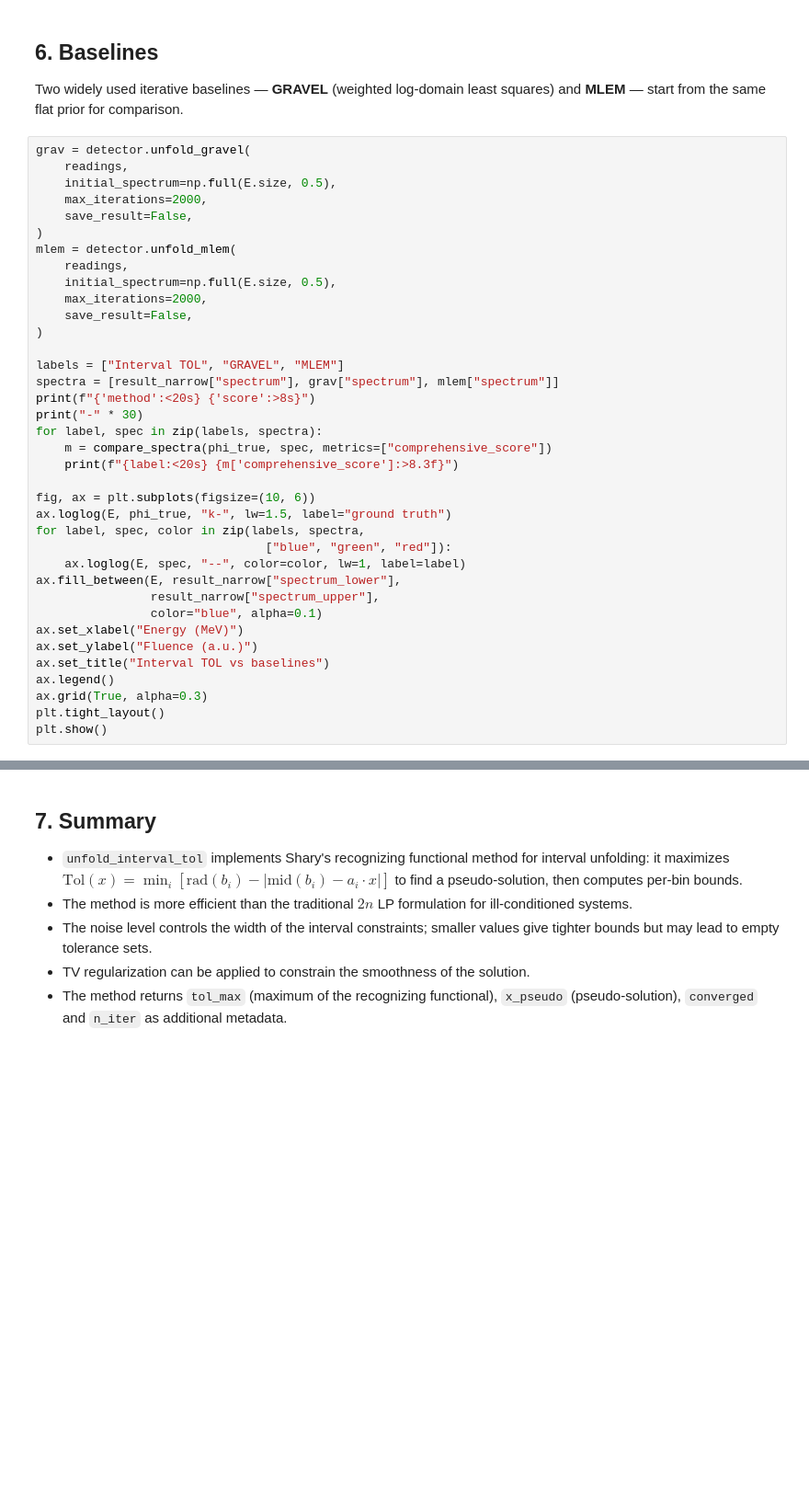
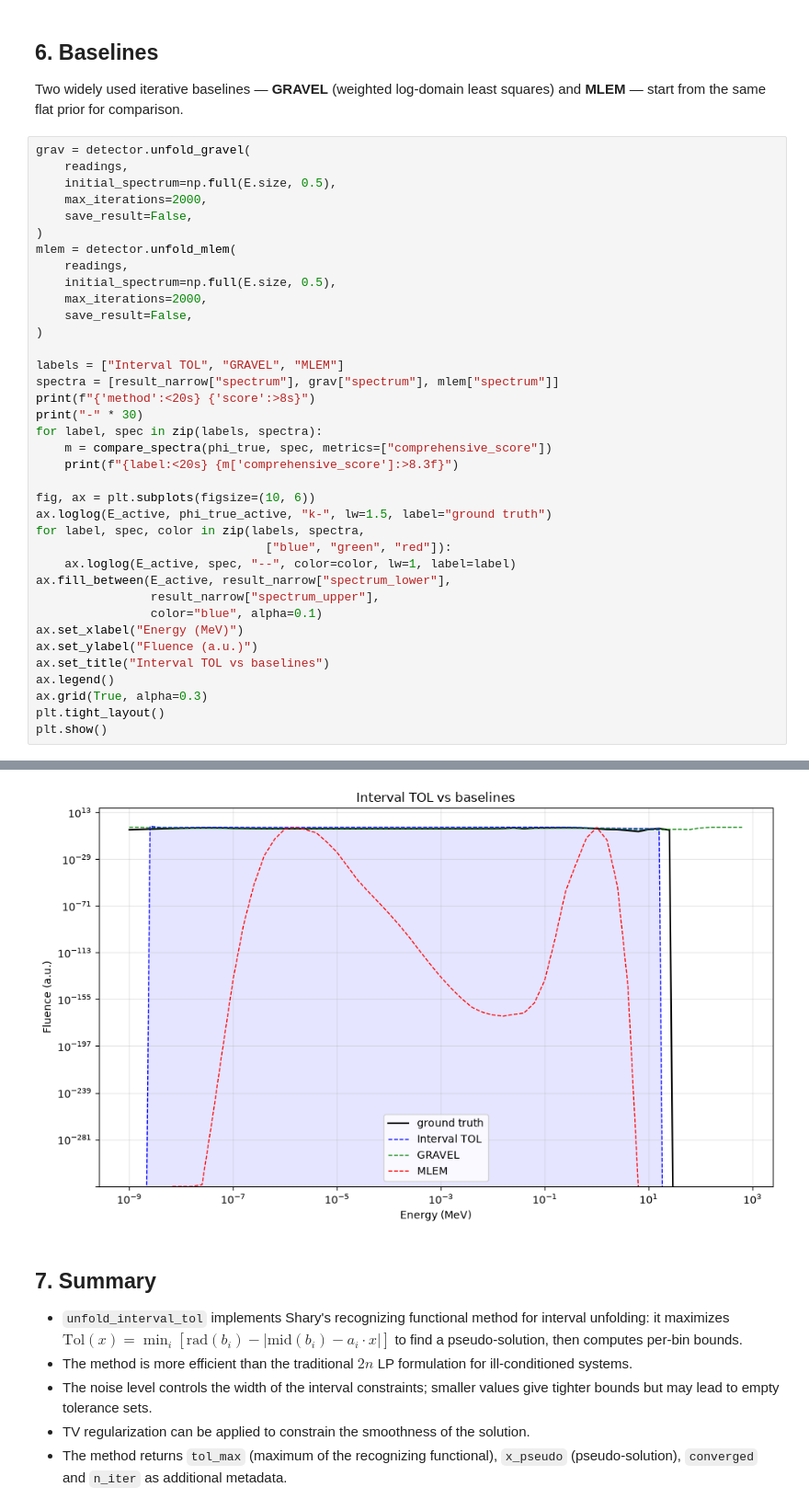
Before and after one commit to Radiationsafety/bssunfold, a Jupyter notebook: examples/83-interval-tol-iaea.ipynb, the cells around one changed output, grey strips where cells are left out. Shown at 92% size. Drawn from its saved outputs; the diff is of its cells as text; blank space fills up the shorter version.

```diff
--- a/examples/83-interval-tol-iaea.ipynb
+++ b/examples/83-interval-tol-iaea.ipynb
@@ -197,11 +238,11 @@ for label, spec in zip(labels, spectra):
     print(f"{label:<20s} {m['comprehensive_score']:>8.3f}")
 
 fig, ax = plt.subplots(figsize=(10, 6))
-ax.loglog(E, phi_true, "k-", lw=1.5, label="ground truth")
+ax.loglog(E_active, phi_true_active, "k-", lw=1.5, label="ground truth")
 for label, spec, color in zip(labels, spectra,
                                 ["blue", "green", "red"]):
-    ax.loglog(E, spec, "--", color=color, lw=1, label=label)
-ax.fill_between(E, result_narrow["spectrum_lower"],
+    ax.loglog(E_active, spec, "--", color=color, lw=1, label=label)
+ax.fill_between(E_active, result_narrow["spectrum_lower"],
                 result_narrow["spectrum_upper"],
                 color="blue", alpha=0.1)
 ax.set_xlabel("Energy (MeV)")
@@ -211,3 +252,4 @@ ax.legend()
 ax.grid(True, alpha=0.3)
 plt.tight_layout()
 plt.show()
+# %% [output]
@@ -214,3 +261,4 @@ plt.show()
+[figure, added]
 # %% [markdown]
 ## 7. Summary
 
```
Also changed, not shown: parts of 6 cells of this notebook, 1 other file.
